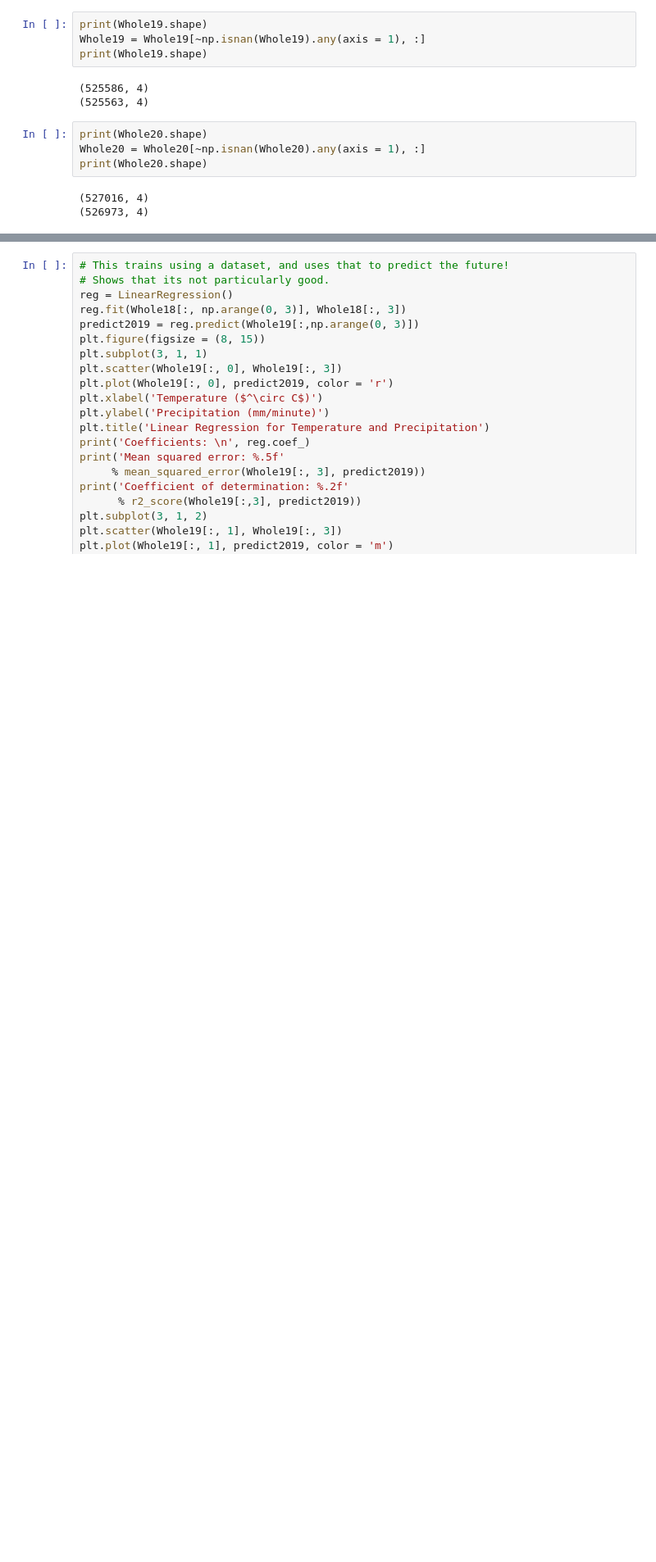
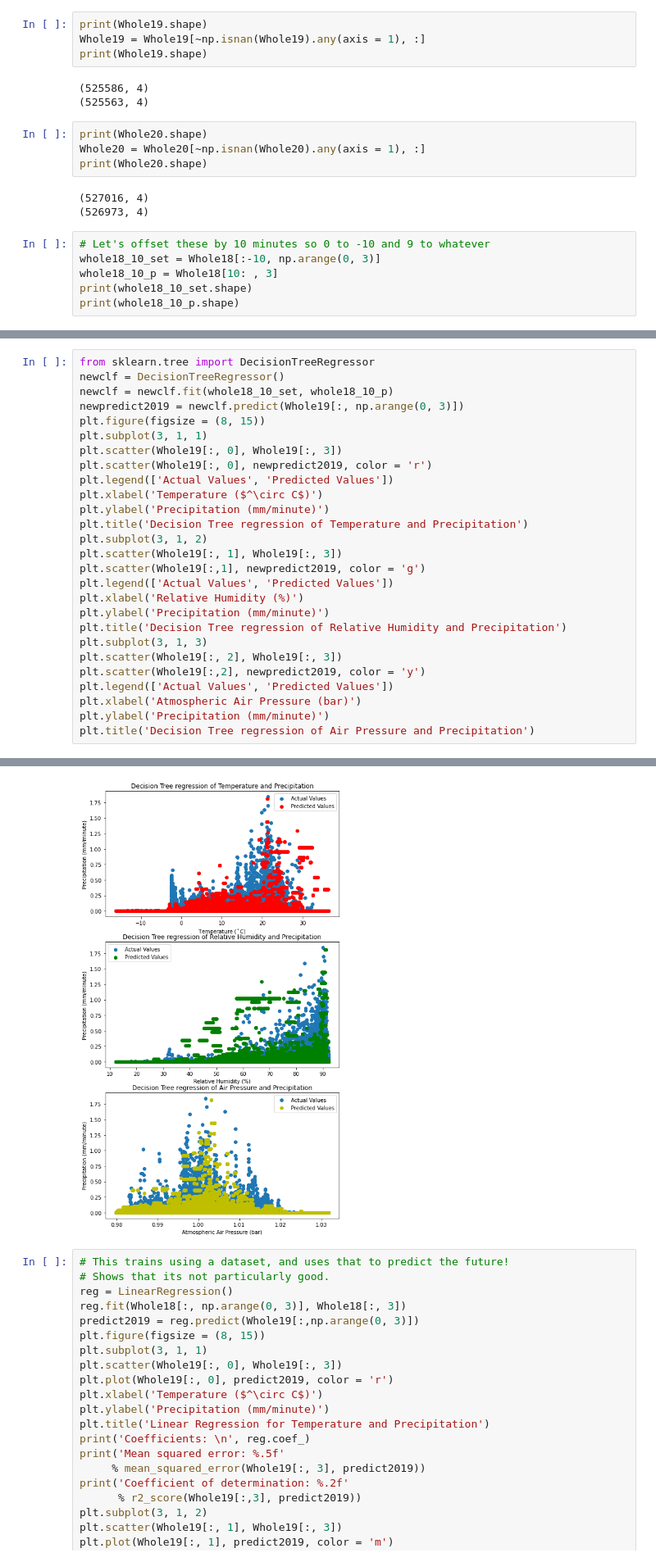
Before and after one commit to zhangt3-e/senior_thesis, a Jupyter notebook: Code/ML.ipynb, the cells around one changed output, grey strips where cells are left out. Shown at 82% size. Cells and saved outputs as stored; diff of their text form; blank space fills up the shorter version.

```diff
--- a/Code/ML.ipynb
+++ b/Code/ML.ipynb
@@ -41,3 +43,9 @@ print(Whole20.shape)
 # %% [output]
 (527016, 4)
 (526973, 4)
+# %%
+# Let's offset these by 10 minutes so 0 to -10 and 9 to whatever
+whole18_10_set = Whole18[:-10, np.arange(0, 3)]
+whole18_10_p = Whole18[10: , 3]
+print(whole18_10_set.shape)
+print(whole18_10_p.shape)
@@ -43,0 +55,28 @@ print(Whole20.shape)
+# %%
+from sklearn.tree import DecisionTreeRegressor
+newclf = DecisionTreeRegressor()
+newclf = newclf.fit(whole18_10_set, whole18_10_p)
+newpredict2019 = newclf.predict(Whole19[:, np.arange(0, 3)])
+plt.figure(figsize = (8, 15))
+plt.subplot(3, 1, 1)
+plt.scatter(Whole19[:, 0], Whole19[:, 3])
+plt.scatter(Whole19[:, 0], newpredict2019, color = 'r')
+plt.legend(['Actual Values', 'Predicted Values'])
+plt.xlabel('Temperature ($^\circ C$)')
+plt.ylabel('Precipitation (mm/minute)')
+plt.title('Decision Tree regression of Temperature and Precipitation')
+plt.subplot(3, 1, 2)
+plt.scatter(Whole19[:, 1], Whole19[:, 3])
+plt.scatter(Whole19[:,1], newpredict2019, color = 'g')
+plt.legend(['Actual Values', 'Predicted Values'])
+plt.xlabel('Relative Humidity (%)')
+plt.ylabel('Precipitation (mm/minute)')
+plt.title('Decision Tree regression of Relative Humidity and Precipitation')
+plt.subplot(3, 1, 3)
+plt.scatter(Whole19[:, 2], Whole19[:, 3])
+plt.scatter(Whole19[:,2], newpredict2019, color = 'y')
+plt.legend(['Actual Values', 'Predicted Values'])
+plt.xlabel('Atmospheric Air Pressure (bar)')
+plt.ylabel('Precipitation (mm/minute)')
+plt.title('Decision Tree regression of Air Pressure and Precipitation')
+# %% [output]
@@ -44,3 +84,4 @@ print(Whole20.shape)
+[figure, added]
 # %%
 # This trains using a dataset, and uses that to predict the future!
 # Shows that its not particularly good.
```
Also changed, not shown: parts of 3 cells of this notebook, 1 other file.
